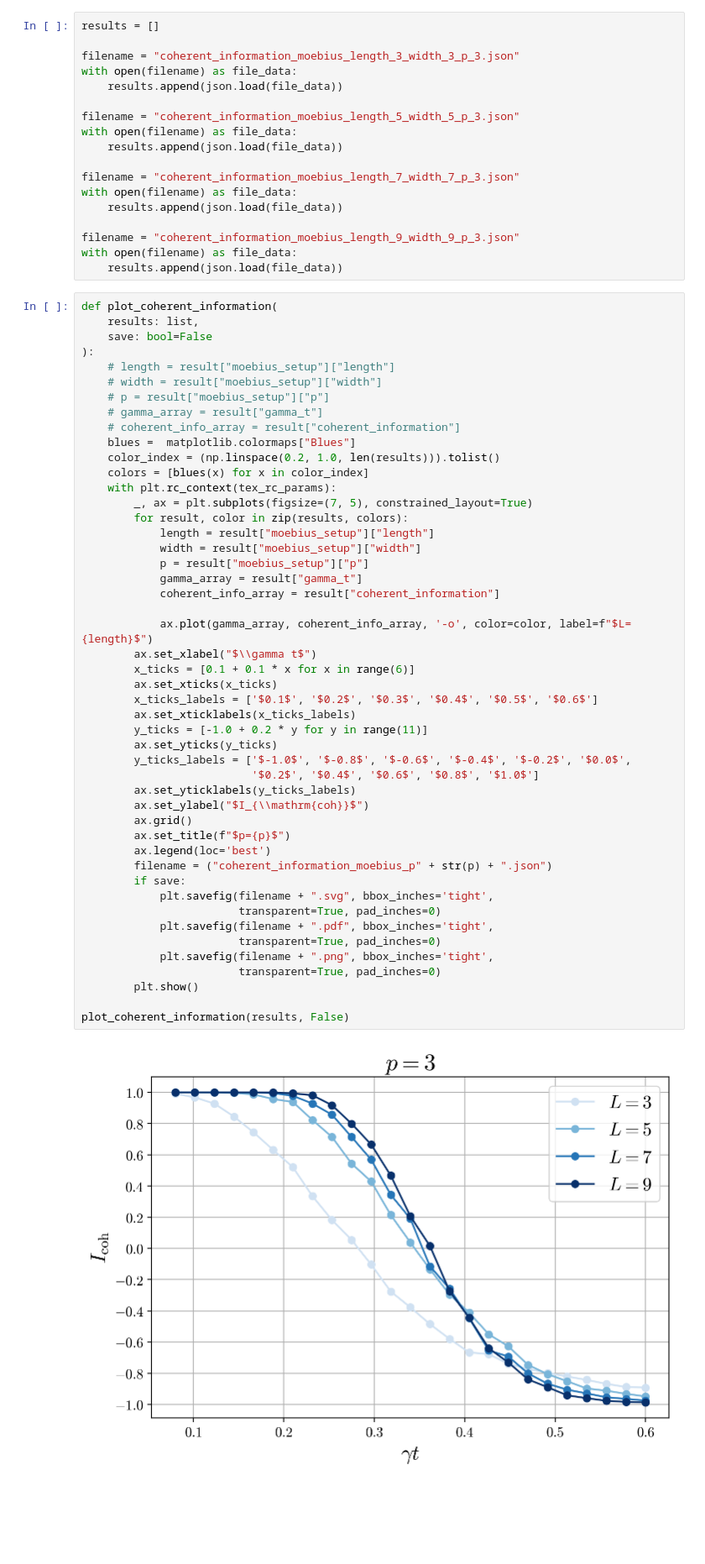
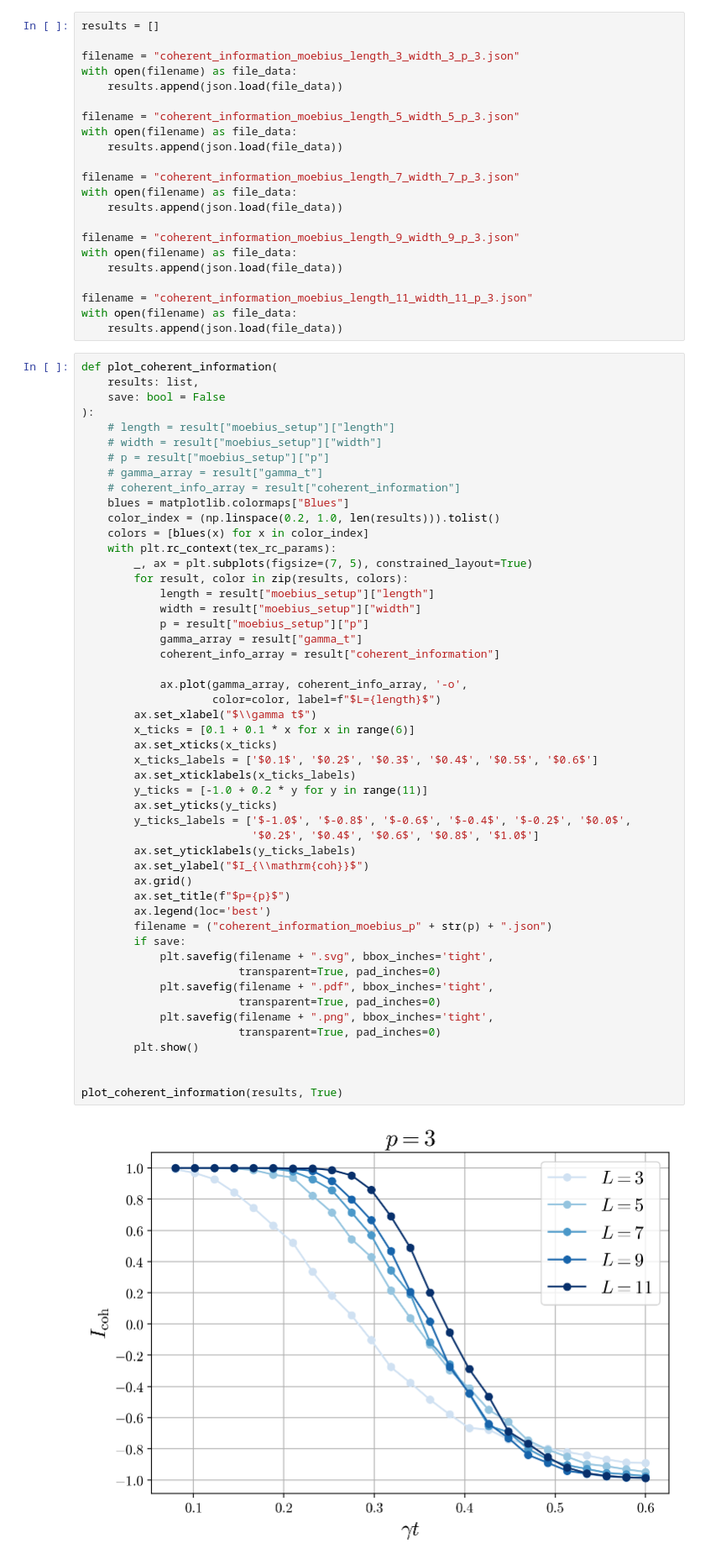
Before and after one commit to ShobHub/Coherent-Information, a Jupyter notebook: data_and_plots/plot_coherent_info.ipynb, the cells around one changed output. Shown at 84% size. Saved outputs shown, nothing was run; the diff lists cells and outputs as text; blank space fills up the shorter version.

```diff
--- a/data_and_plots/plot_coherent_info.ipynb
+++ b/data_and_plots/plot_coherent_info.ipynb
@@ -37,17 +37,21 @@ with open(filename) as file_data:
 filename = "coherent_information_moebius_length_9_width_9_p_3.json"
 with open(filename) as file_data:
     results.append(json.load(file_data))
+
+filename = "coherent_information_moebius_length_11_width_11_p_3.json"
+with open(filename) as file_data:
+    results.append(json.load(file_data))
 # %%
 def plot_coherent_information(
     results: list,
-    save: bool=False
+    save: bool = False
 ):
     # length = result["moebius_setup"]["length"]
     # width = result["moebius_setup"]["width"]
     # p = result["moebius_setup"]["p"]
     # gamma_array = result["gamma_t"]
     # coherent_info_array = result["coherent_information"]
-    blues =  matplotlib.colormaps["Blues"]
+    blues = matplotlib.colormaps["Blues"]
     color_index = (np.linspace(0.2, 1.0, len(results))).tolist()
     colors = [blues(x) for x in color_index]
     with plt.rc_context(tex_rc_params):
@@ -57,33 +61,35 @@ def plot_coherent_information(
             width = result["moebius_setup"]["width"]
             p = result["moebius_setup"]["p"]
             gamma_array = result["gamma_t"]
             coherent_info_array = result["coherent_information"]
 
-            ax.plot(gamma_array, coherent_info_array, '-o', color=color, label=f"$L={length}$")
+            ax.plot(gamma_array, coherent_info_array, '-o',
+                    color=color, label=f"$L={length}$")
         ax.set_xlabel("$\\gamma t$")
         x_ticks = [0.1 + 0.1 * x for x in range(6)]
         ax.set_xticks(x_ticks)
         x_ticks_labels = ['$0.1$', '$0.2$', '$0.3$', '$0.4$', '$0.5$', '$0.6$']
         ax.set_xticklabels(x_ticks_labels)
         y_ticks = [-1.0 + 0.2 * y for y in range(11)]
         ax.set_yticks(y_ticks)
         y_ticks_labels = ['$-1.0$', '$-0.8$', '$-0.6$', '$-0.4$', '$-0.2$', '$0.0$',
                           '$0.2$', '$0.4$', '$0.6$', '$0.8$', '$1.0$']
         ax.set_yticklabels(y_ticks_labels)
         ax.set_ylabel("$I_{\\mathrm{coh}}$")
         ax.grid()
         ax.set_title(f"$p={p}$")
         ax.legend(loc='best')
         filename = ("coherent_information_moebius_p" + str(p) + ".json")
         if save:
             plt.savefig(filename + ".svg", bbox_inches='tight',
                         transparent=True, pad_inches=0)
             plt.savefig(filename + ".pdf", bbox_inches='tight',
                         transparent=True, pad_inches=0)
             plt.savefig(filename + ".png", bbox_inches='tight',
                         transparent=True, pad_inches=0)
         plt.show()
 
-plot_coherent_information(results, False)
+
+plot_coherent_information(results, True)
 # %% [output]
-[figure, old version]
+[figure, new version]
```
Also changed, not shown: 2 other files.
